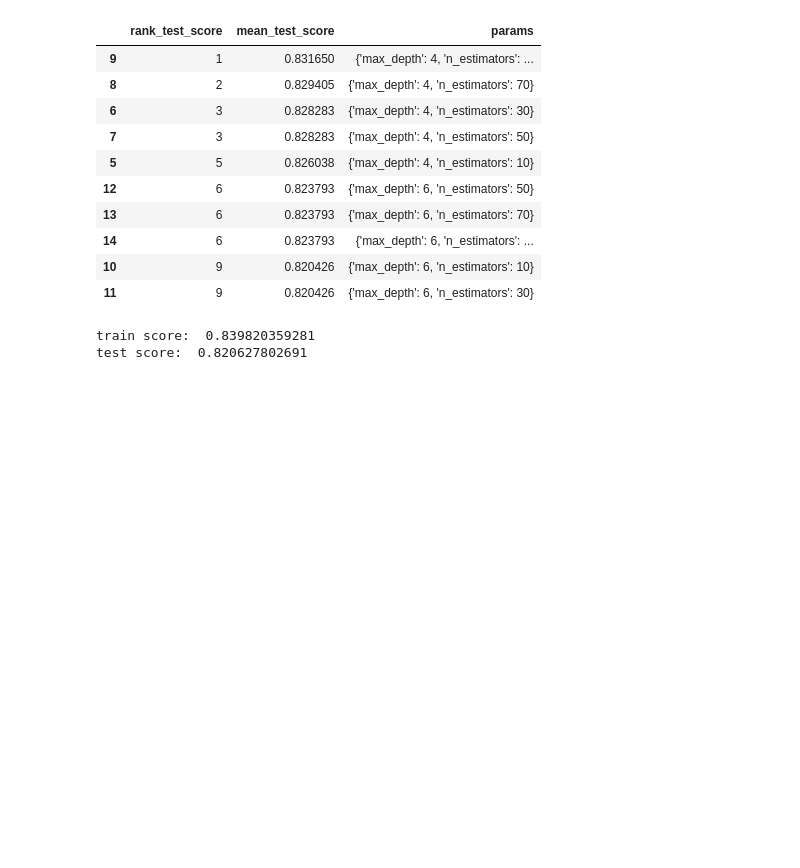
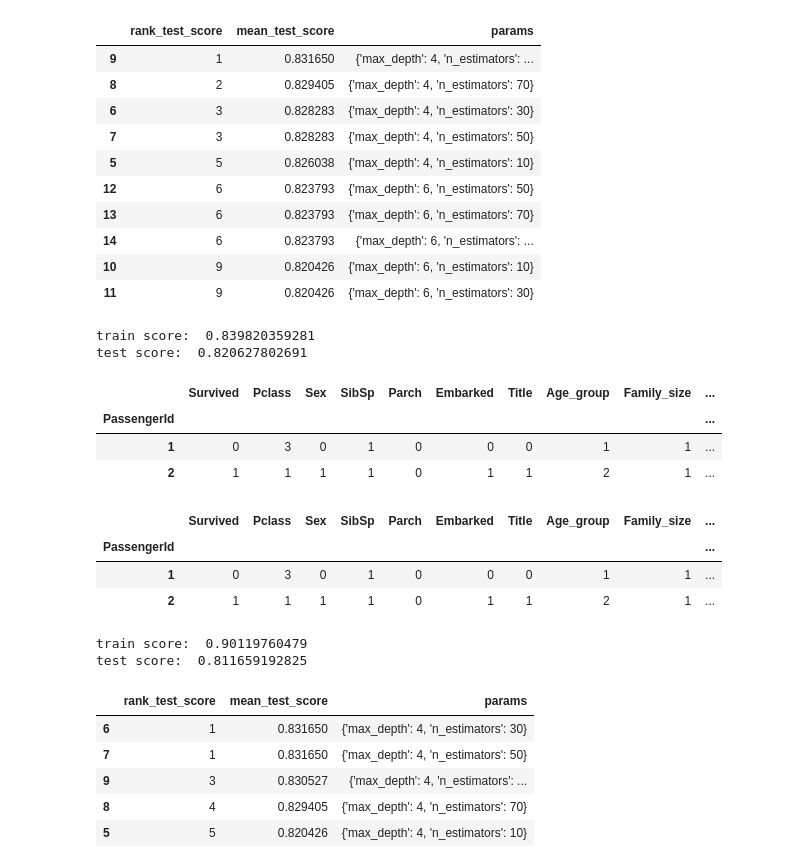
Before and after one commit to petarivanovv9/Machine-Learning-Course-FMI, a Jupyter notebook: titanic-exercise.ipynb, the cells around one changed output. Saved outputs shown, nothing was run; the diff lists cells and outputs as text; code cells hidden in the pictures; blank space fills up the shorter version.

```diff
--- a/titanic-exercise.ipynb
+++ b/titanic-exercise.ipynb
@@ -356,3 +356,10 @@ print("test score: ", model.score(X_test, y_test))
 # %% [output]
 train score:  0.839820359281
 test score:  0.820627802691
+# %%
+data.head(2)
+# %% [output]
+|  | Survived | Pclass | Sex | SibSp | Parch | Embarked | Title | Age_group | Family_size | ... |
+| PassengerId |  |  |  |  |  |  |  |  |  | ... |
+| 1 | 0 | 3 | 0 | 1 | 0 | 0 | 0 | 1 | 1 | ... |
+| 2 | 1 | 1 | 1 | 1 | 0 | 1 | 1 | 2 | 1 | ... |
@@ -358,0 +370,32 @@ test score:  0.820627802691
+# %%
+data.head(2)
+# %% [output]
+|  | Survived | Pclass | Sex | SibSp | Parch | Embarked | Title | Age_group | Family_size | ... |
+| PassengerId |  |  |  |  |  |  |  |  |  | ... |
+| 1 | 0 | 3 | 0 | 1 | 0 | 0 | 0 | 1 | 1 | ... |
+| 2 | 1 | 1 | 1 | 1 | 0 | 1 | 1 | 2 | 1 | ... |
+# %%
+X = data.drop('Survived', axis=1)
+y = data['Survived']
+
+X_train, X_test, y_train, y_test = train_test_split(X, y, random_state=0, stratify=y)
+
+model = RandomForestClassifier(random_state=0).fit(X_train, y_train)
+print("train score: ", model.score(X_train, y_train))
+print("test score: ", model.score(X_test, y_test))
+# %% [output]
+train score:  0.90119760479
+test score:  0.811659192825
+# %%
+search = GridSearchCV(model, {'n_estimators': [10, 30, 50, 70, 100],
+                              'max_depth': [2, 4, 6, 8, 10, 12, 15]})
+search.fit(X, y)
+
+pd.DataFrame(search.cv_results_)[['rank_test_score', 'mean_test_score', 'params']].sort_values(by='rank_test_score').head(5)
+# %% [output]
+|  | rank_test_score | mean_test_score | params |
+| 6 | 1 | 0.831650 | {'max_depth': 4, 'n_estimators': 30} |
+| 7 | 1 | 0.831650 | {'max_depth': 4, 'n_estimators': 50} |
+| 9 | 3 | 0.830527 | {'max_depth': 4, 'n_estimators': ... |
+| 8 | 4 | 0.829405 | {'max_depth': 4, 'n_estimators': 70} |
+| 5 | 5 | 0.820426 | {'max_depth': 4, 'n_estimators': 10} |
```
Also changed, not shown: parts of 17 cells of this notebook.
